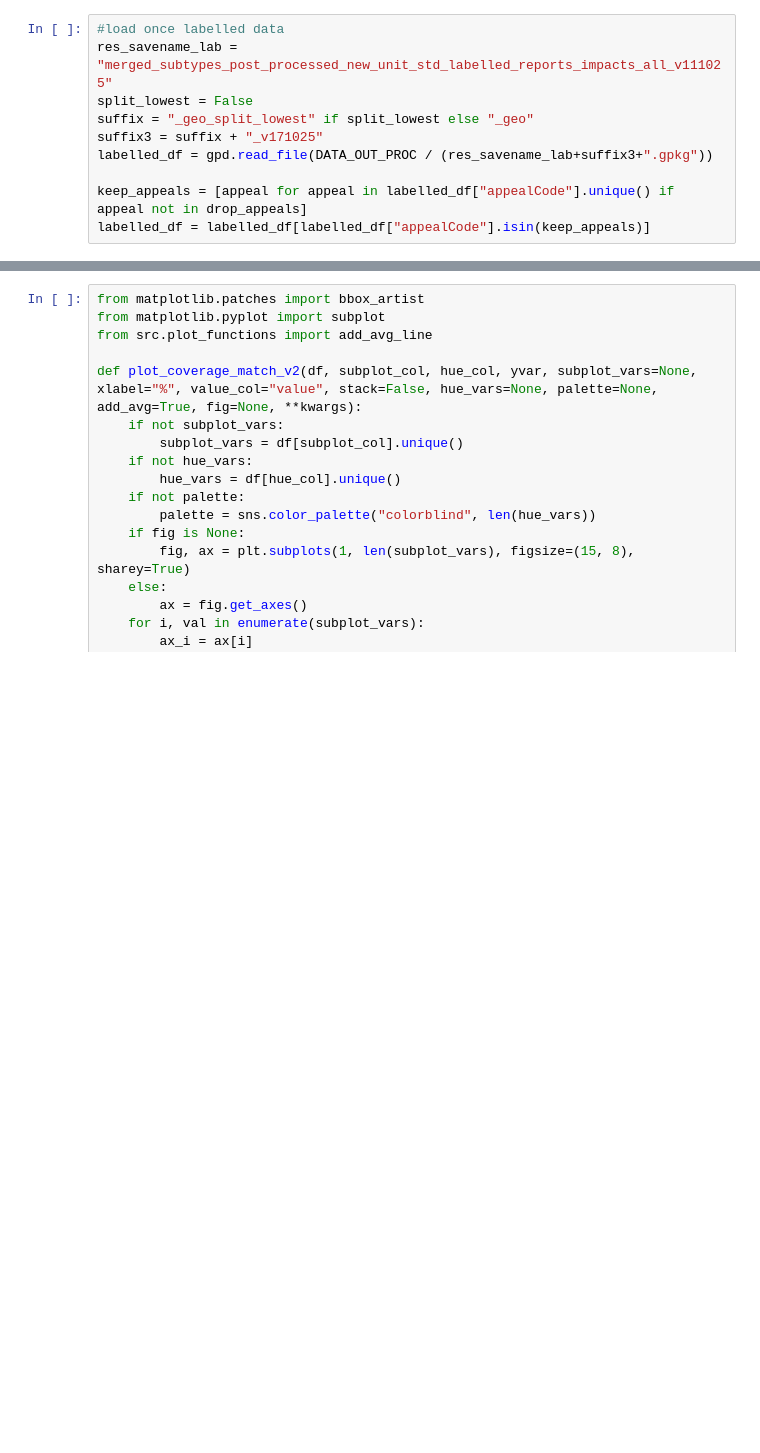
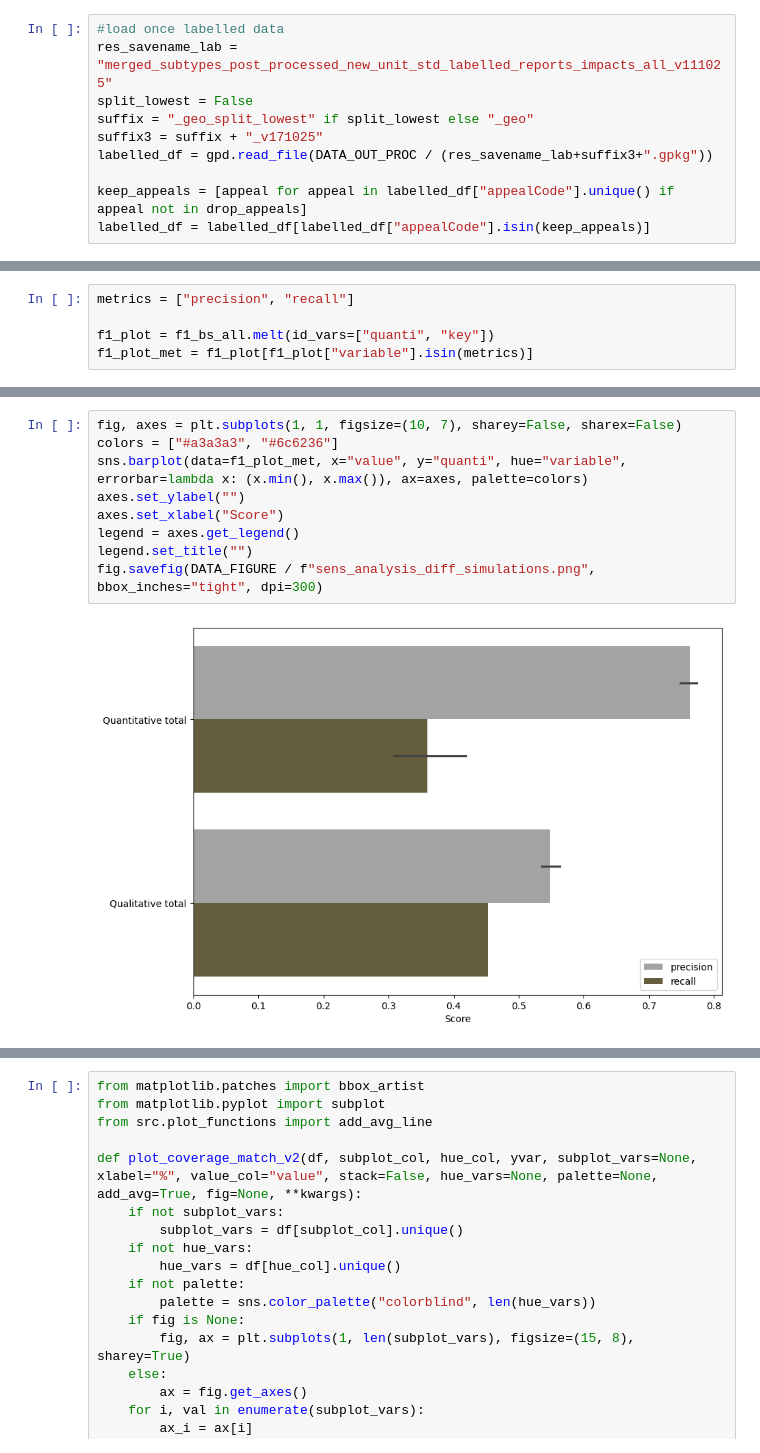
Before and after one commit to luseverin/ROUGE_database, a Jupyter notebook: notebooks/sensitivity_analysis.ipynb, the cells around one changed output, grey strips where cells are left out. Cells and saved outputs as stored; diff of their text form; blank space fills up the shorter version.

```diff
--- a/notebooks/sensitivity_analysis.ipynb
+++ b/notebooks/sensitivity_analysis.ipynb
@@ -199,0 +184,5 @@ For example, when doing 'df[col].method(value, inplace=True)', try using 'df.met
+# %%
+metrics = ["precision", "recall"]
+
+f1_plot = f1_bs_all.melt(id_vars=["quanti", "key"])
+f1_plot_met = f1_plot[f1_plot["variable"].isin(metrics)]
@@ -200,3 +205,14 @@ For example, when doing 'df[col].method(value, inplace=True)', try using 'df.met
+# %%
+fig, axes = plt.subplots(1, 1, figsize=(10, 7), sharey=False, sharex=False)
+colors = ["#a3a3a3", "#6c6236"]
+sns.barplot(data=f1_plot_met, x="value", y="quanti", hue="variable", errorbar=lambda x: (x.min(), x.max()), ax=axes, palette=colors)
+axes.set_ylabel("")
+axes.set_xlabel("Score")
+legend = axes.get_legend()
+legend.set_title("")
+fig.savefig(DATA_FIGURE / f"sens_analysis_diff_simulations.png", bbox_inches="tight", dpi=300)
+# %% [output]
+[figure, added]
 # %%
 import matplotlib.pyplot as plt
 from matplotlib.lines import Line2D
```
Also changed, not shown: parts of 14 cells of this notebook.
